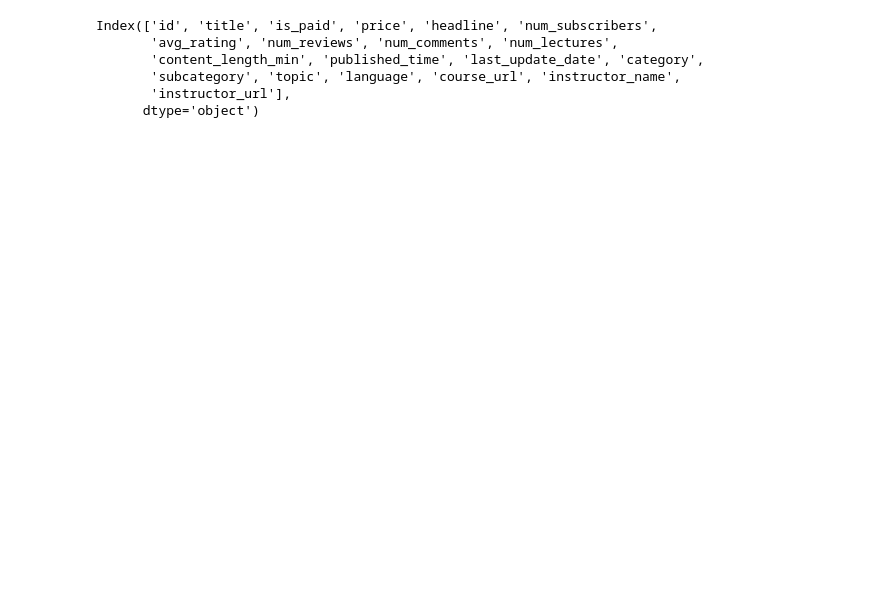
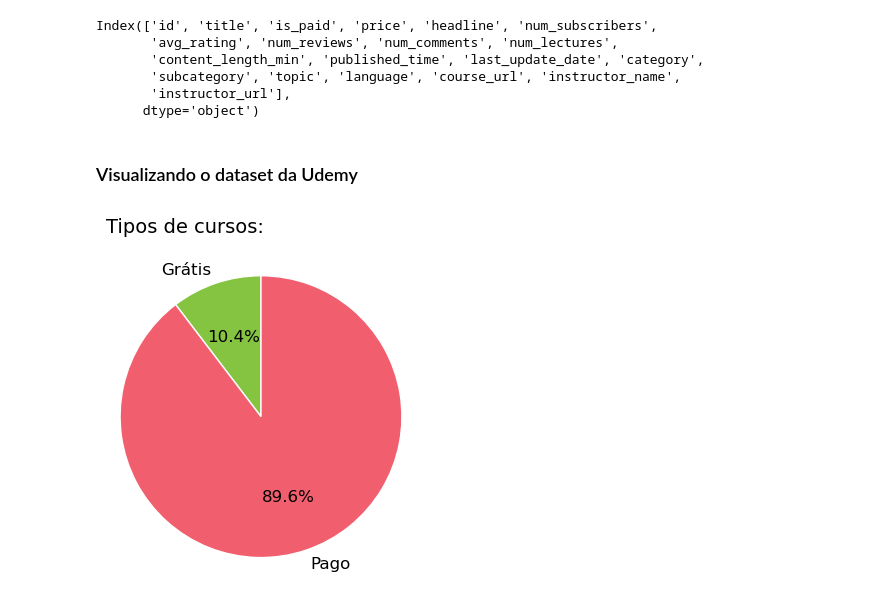
Before and after one commit to ismailymendes/mooc_udemy_coursera, a Jupyter notebook: mooc_udemy_coursera.ipynb, the cells around one changed output. Drawn from its saved outputs; the diff is of its cells as text; code cells hidden in the pictures; blank space fills up the shorter version.

```diff
--- a/mooc_udemy_coursera.ipynb
+++ b/mooc_udemy_coursera.ipynb
@@ -112,3 +112,21 @@ Index(['id', 'title', 'is_paid', 'price', 'headline', 'num_subscribers',
        'subcategory', 'topic', 'language', 'course_url', 'instructor_name',
        'instructor_url'],
       dtype='object')
+# %% [markdown]
+### Visualizando o dataset da Udemy
+# %%
+# Visualização em pizza da porcentagem de cursos grátis e pagos.
+plt.figure(figsize = (4, 4))
+plt.pie(udemy_cursos.groupby(['is_paid']).size(),
+        labels = ['Grátis', 'Pago'],
+        autopct = '%1.1f%%',
+        startangle = 90, colors = ['#84c441','#f15f6f'],
+        textprops = {'size': 12},
+        wedgeprops= {"edgecolor":"white",
+                     'linewidth': 1,
+                     'antialiased': True})
+plt.axis('equal')
+plt.title('Tipos de cursos:\n',loc='left', fontdict={'fontsize': 14})
+plt.show()
+# %% [output]
+[figure, added]
```
Also changed, not shown: parts of 2 cells of this notebook.
